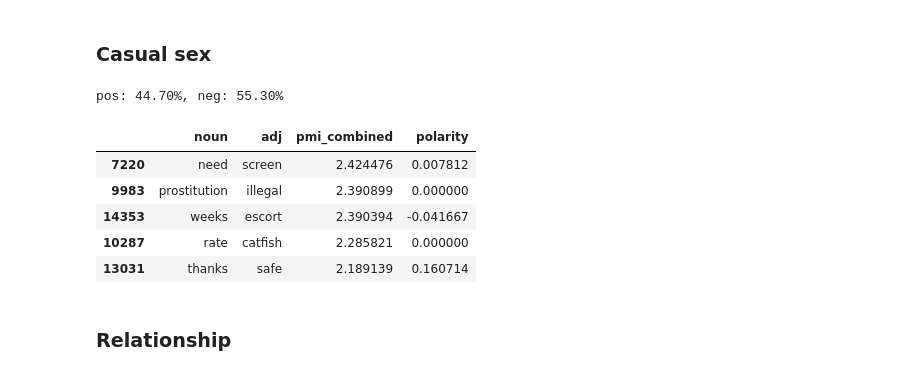
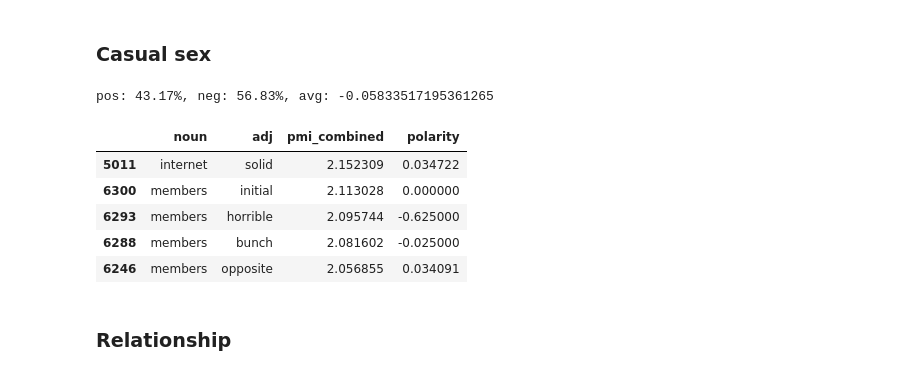
Before and after one commit to aleceress/datingapp_sentiment, a Jupyter notebook: pmi_tfidf.ipynb, the cells around one changed output. Saved outputs shown, nothing was run; the diff lists cells and outputs as text; code cells hidden in the pictures.

```diff
--- a/pmi_tfidf.ipynb
+++ b/pmi_tfidf.ipynb
@@ -196,7 +180,8 @@ self_esteem_reviews = tinder_reviews_by_category["self esteem"]
 self_adj_noun_pmi = aspect_extraction.get_adj_noun_pmi(self_esteem_reviews)
 self_pmi = tinder_word_category_pmi[tinder_word_category_pmi.category == "self esteem"].merge(self_adj_noun_pmi, on = ["noun"])
 # %%
-pmi, self_pos, self_neg = get_aspects_polarity(self_pmi)
-print(f"pos: {self_pos:.2f}%, neg: {self_neg:.2f}%")
-pmi.head()
+self_pmi, self_pos, self_neg, self_avg = get_aspects_polarity(self_pmi)
+queries_aspects, aspects_polarity = save_results(app="tinder", aspect="self", pmi= self_pmi, aspects_polarity = aspects_polarity, queries_aspects = queries_aspects, pos= self_pos, neg=self_neg, avg=self_avg)
+print(f"pos: {self_pos:.2f}%, neg: {self_neg:.2f}%, avg: {self_avg}")
+self_pmi.head()
 # %% [output]
@@ -218,7 +200,8 @@ attractiveness_reviews = tinder_reviews_by_category["attractiveness"]
 attr_adj_noun_pmi = aspect_extraction.get_adj_noun_pmi(attractiveness_reviews)
 attr_pmi = tinder_word_category_pmi[tinder_word_category_pmi.category == "attractiveness"].merge(attr_adj_noun_pmi, on = ["noun"])
 # %%
-pmi, attr_pos, attr_neg = get_aspects_polarity(attr_pmi)
-print(f"pos: {attr_pos:.2f}%, neg: {attr_neg:.2f}%")
-pmi.head()
+attr_pmi, attr_pos, attr_neg, attr_avg = get_aspects_polarity(attr_pmi)
+queries_aspects, aspects_polarity = save_results(app="tinder", aspect="attractiveness", pmi= attr_pmi, aspects_polarity = aspects_polarity, queries_aspects = queries_aspects, pos= attr_pos, neg=attr_neg, avg=attr_avg)
+print(f"pos: {attr_pos:.2f}%, neg: {attr_neg:.2f}%, avg: {attr_avg}")
+attr_pmi.head()
 # %% [output]
@@ -240,7 +220,8 @@ intelligence_reviews = tinder_reviews_by_category["intelligence"]
 int_adj_noun_pmi = aspect_extraction.get_adj_noun_pmi(intelligence_reviews)
 int_pmi = tinder_word_category_pmi[tinder_word_category_pmi.category == "intelligence"].merge(int_adj_noun_pmi, on = ["noun"])
 # %%
-pmi, int_pos, int_neg = get_aspects_polarity(int_pmi)
-print(f"pos: {int_pos:.2f}%, neg: {int_neg:.2f}%")
-pmi.head()
+int_pmi, int_pos, int_neg, int_avg = get_aspects_polarity(int_pmi)
+queries_aspects, aspects_polarity = save_results(app="tinder", aspect="intelligence", pmi= int_pmi, aspects_polarity = aspects_polarity, queries_aspects = queries_aspects, pos= int_pos, neg=int_neg, avg=int_avg)
+print(f"pos: {int_pos:.2f}%, neg: {int_neg:.2f}%, avg: {int_avg}")
+int_pmi.head()
 # %% [output]
@@ -277,16 +251,17 @@ bumble_polarities = []
 casual_sex_reviews = bumble_reviews_by_category["casual sex"]
 # %%
 cs_adj_noun_pmi = aspect_extraction.get_adj_noun_pmi(casual_sex_reviews)
-cs_pmi = tinder_word_category_pmi[tinder_word_category_pmi.category == "casual sex"].merge(cs_adj_noun_pmi, on = ["noun"])
+cs_pmi = bumble_word_category_pmi[bumble_word_category_pmi.category == "casual sex"].merge(cs_adj_noun_pmi, on = ["noun"])
 # %%
-pmi, cs_pos, cs_neg = get_aspects_polarity(cs_pmi)
-print(f"pos: {cs_pos:.2f}%, neg: {cs_neg:.2f}%")
-pmi.head()
+cs_pmi, cs_pos, cs_neg, cs_avg = get_aspects_polarity(cs_pmi)
+queries_aspects, aspects_polarity = save_results(app="bumble", aspect="casual sex", pmi= cs_pmi, aspects_polarity = aspects_polarity, queries_aspects = queries_aspects, pos= cs_pos, neg=cs_neg, avg=cs_avg)
+print(f"pos: {cs_pos:.2f}%, neg: {cs_neg:.2f}%, avg: {cs_avg}")
+cs_pmi.head()
 # %% [output]
-pos: 44.70%, neg: 55.30%
+pos: 43.17%, neg: 56.83%, avg: -0.05833517195361265
 |  | noun | adj | pmi_combined | polarity |
-| 7220 | need | screen | 2.424476 | 0.007812 |
-| 9983 | prostitution | illegal | 2.390899 | 0.000000 |
-| 14353 | weeks | escort | 2.390394 | -0.041667 |
-| 10287 | rate | catfish | 2.285821 | 0.000000 |
-| 13031 | thanks | safe | 2.189139 | 0.160714 |
+| 5011 | internet | solid | 2.152309 | 0.034722 |
+| 6300 | members | initial | 2.113028 | 0.000000 |
+| 6293 | members | horrible | 2.095744 | -0.625000 |
+| 6288 | members | bunch | 2.081602 | -0.025000 |
+| 6246 | members | opposite | 2.056855 | 0.034091 |
```
Also changed, not shown: parts of 102 cells of this notebook, 1 other file.
